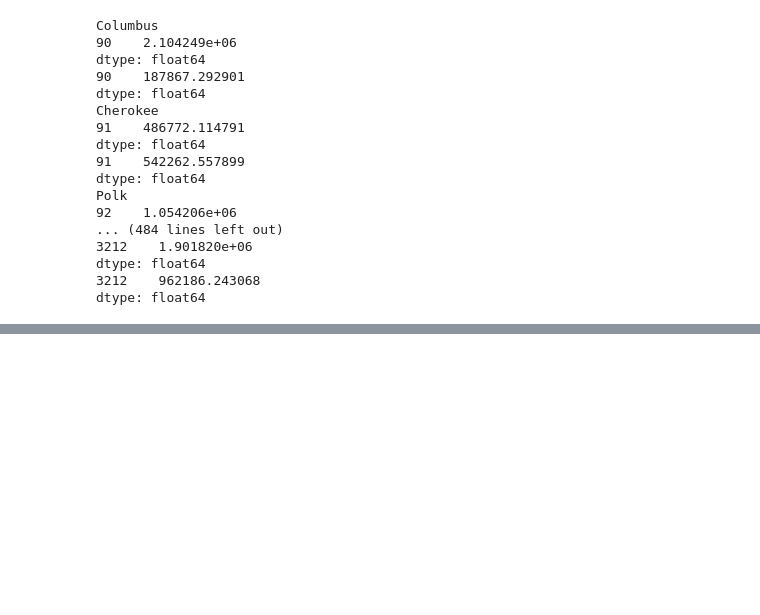
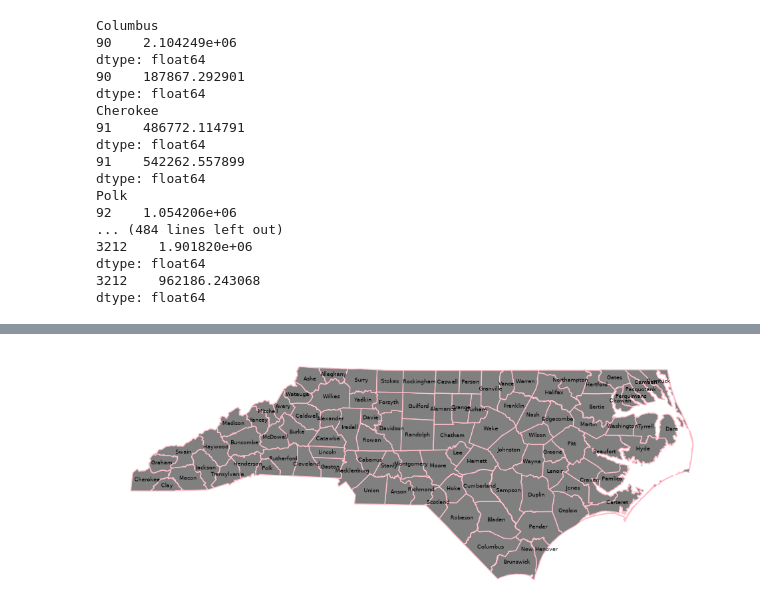
Before and after one commit to lane-erwin/geog592-cheyney, a Jupyter notebook: schedule/week09/GEOG592_map_legend_intro.ipynb, the cells around one changed output, grey strips where cells are left out. Saved outputs shown, nothing was run; the diff lists cells and outputs as text; code cells hidden in the pictures; blank space fills up the shorter version.

```diff
--- a/schedule/week09/GEOG592_map_legend_intro.ipynb
+++ b/schedule/week09/GEOG592_map_legend_intro.ipynb
@@ -152,0 +163,20 @@ dtype: float64
+# %%
+fig, ax = plt.subplots(figsize=(12,6))
+
+nc_counties.plot(ax=ax, facecolor="gray", edgecolor="pink")
+
+for index, row in nc_counties.iterrows():
+    center = row.geometry.centroid
+
+    ax.text(
+        center.x,
+        center.y,
+        row["NAME"],
+        fontsize=6,
+        ha="center",
+        va="center"
+    )
+ax.set_axis_off()
+plt.show()
+# %% [output]
+[figure, added]
```
Also changed, not shown: parts of 4 cells of this notebook, 1 other file.
